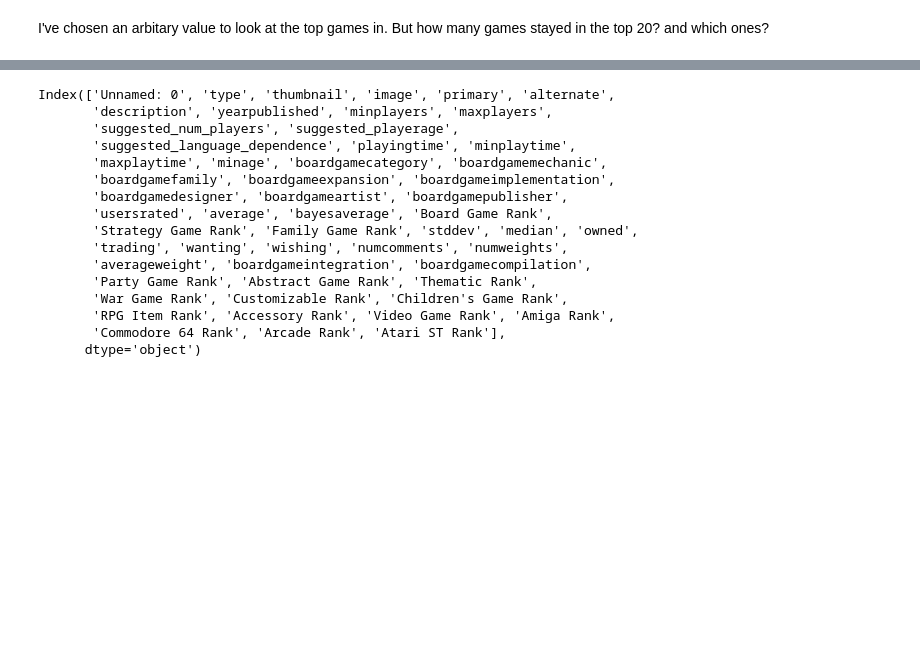
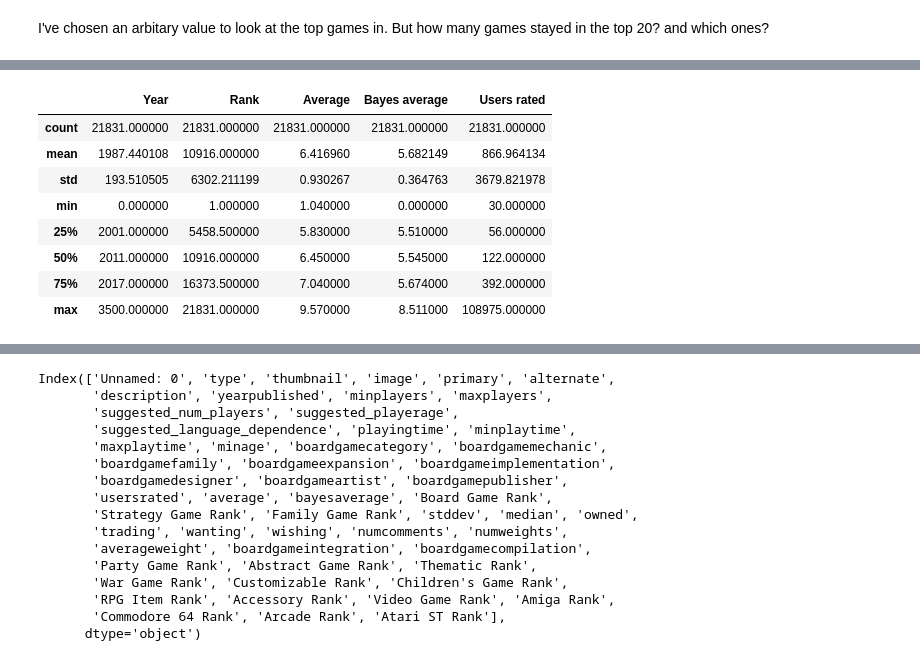
Before and after one commit to J-Zoo99/portfolio, a Jupyter notebook: BoardGameGeek.ipynb, the cells around one changed output, grey strips where cells are left out. Saved outputs shown, nothing was run; the diff lists cells and outputs as text; code cells hidden in the pictures; blank space fills up the shorter version.

```diff
--- a/BoardGameGeek.ipynb
+++ b/BoardGameGeek.ipynb
@@ -189,0 +191,12 @@ df_game_details.set_index('id', inplace = True)
+# %%
+df_22.describe()
+# %% [output]
+|  | Year | Rank | Average | Bayes average | Users rated |
+| count | 21831.000000 | 21831.000000 | 21831.000000 | 21831.000000 | 21831.000000 |
+| mean | 1987.440108 | 10916.000000 | 6.416960 | 5.682149 | 866.964134 |
+| std | 193.510505 | 6302.211199 | 0.930267 | 0.364763 | 3679.821978 |
+| min | 0.000000 | 1.000000 | 1.040000 | 0.000000 | 30.000000 |
+| 25% | 2001.000000 | 5458.500000 | 5.830000 | 5.510000 | 56.000000 |
+| 50% | 2011.000000 | 10916.000000 | 6.450000 | 5.545000 | 122.000000 |
+| 75% | 2017.000000 | 16373.500000 | 7.040000 | 5.674000 | 392.000000 |
+| max | 3500.000000 | 21831.000000 | 9.570000 | 8.511000 | 108975.000000 |
```
Also changed, not shown: parts of 11 cells of this notebook.
